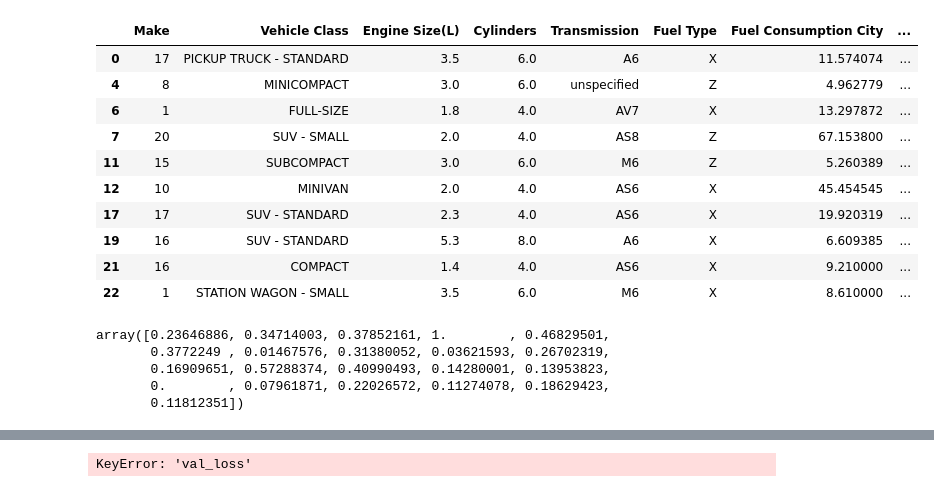
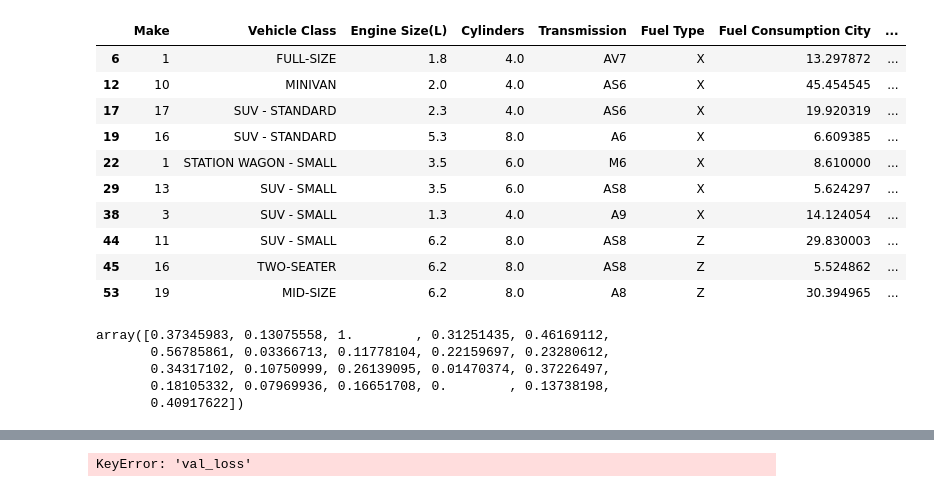
Before and after one commit to cenz19/DataSlayer1.0, a Jupyter notebook: 3. Model.ipynb, the cells around one changed output, grey strips where cells are left out. Saved outputs shown, nothing was run; the diff lists cells and outputs as text; code cells hidden in the pictures.

```diff
--- a/3. Model.ipynb
+++ b/3. Model.ipynb
@@ -4,28 +4,28 @@ import matplotlib.pyplot as plt
 import pandas as pd
 import numpy as np
 # %%
-df = pd.read_csv("preprocessing.csv", index_col=0)
+df = pd.read_csv("preprocessing_1.csv", index_col=0)
 df.head(10)
 # %% [output]
 |  | Make | Vehicle Class | Engine Size(L) | Cylinders | Transmission | Fuel Type | Fuel Consumption City | ... |
-| 0 | 17 | PICKUP TRUCK - STANDARD | 3.5 | 6.0 | A6 | X | 11.574074 | ... |
-| 4 | 8 | MINICOMPACT | 3.0 | 6.0 | unspecified | Z | 4.962779 | ... |
 | 6 | 1 | FULL-SIZE | 1.8 | 4.0 | AV7 | X | 13.297872 | ... |
-| 7 | 20 | SUV - SMALL | 2.0 | 4.0 | AS8 | Z | 67.153800 | ... |
-| 11 | 15 | SUBCOMPACT | 3.0 | 6.0 | M6 | Z | 5.260389 | ... |
 | 12 | 10 | MINIVAN | 2.0 | 4.0 | AS6 | X | 45.454545 | ... |
 | 17 | 17 | SUV - STANDARD | 2.3 | 4.0 | AS6 | X | 19.920319 | ... |
 | 19 | 16 | SUV - STANDARD | 5.3 | 8.0 | A6 | X | 6.609385 | ... |
-| 21 | 16 | COMPACT | 1.4 | 4.0 | AS6 | X | 9.210000 | ... |
 | 22 | 1 | STATION WAGON - SMALL | 3.5 | 6.0 | M6 | X | 8.610000 | ... |
+| 29 | 13 | SUV - SMALL | 3.5 | 6.0 | AS8 | X | 5.624297 | ... |
+| 38 | 3 | SUV - SMALL | 1.3 | 4.0 | A9 | X | 14.124054 | ... |
+| 44 | 11 | SUV - SMALL | 6.2 | 8.0 | AS8 | Z | 29.830003 | ... |
+| 45 | 16 | TWO-SEATER | 6.2 | 8.0 | AS8 | Z | 5.524862 | ... |
+| 53 | 19 | MID-SIZE | 6.2 | 8.0 | A8 | Z | 30.394965 | ... |
 # %%
 df["MakeAvg"].unique()
 # %% [output]
-array([0.23646886, 0.34714003, 0.37852161, 1.        , 0.46829501,
-       0.3772249 , 0.01467576, 0.31380052, 0.03621593, 0.26702319,
-       0.16909651, 0.57288374, 0.40990493, 0.14280001, 0.13953823,
-       0.        , 0.07961871, 0.22026572, 0.11274078, 0.18629423,
-       0.11812351])
+array([0.37345983, 0.13075558, 1.        , 0.31251435, 0.46169112,
+       0.56785861, 0.03366713, 0.11778104, 0.22159697, 0.23280612,
+       0.34317102, 0.10750999, 0.26139095, 0.01470374, 0.37226497,
+       0.18105332, 0.07969936, 0.16651708, 0.        , 0.13738198,
+       0.40917622])
 # %%
 tf.keras.backend.clear_session()
 model = tf.keras.Sequential([
```
Also changed, not shown: parts of 1 cell of this notebook, 2 other files.
